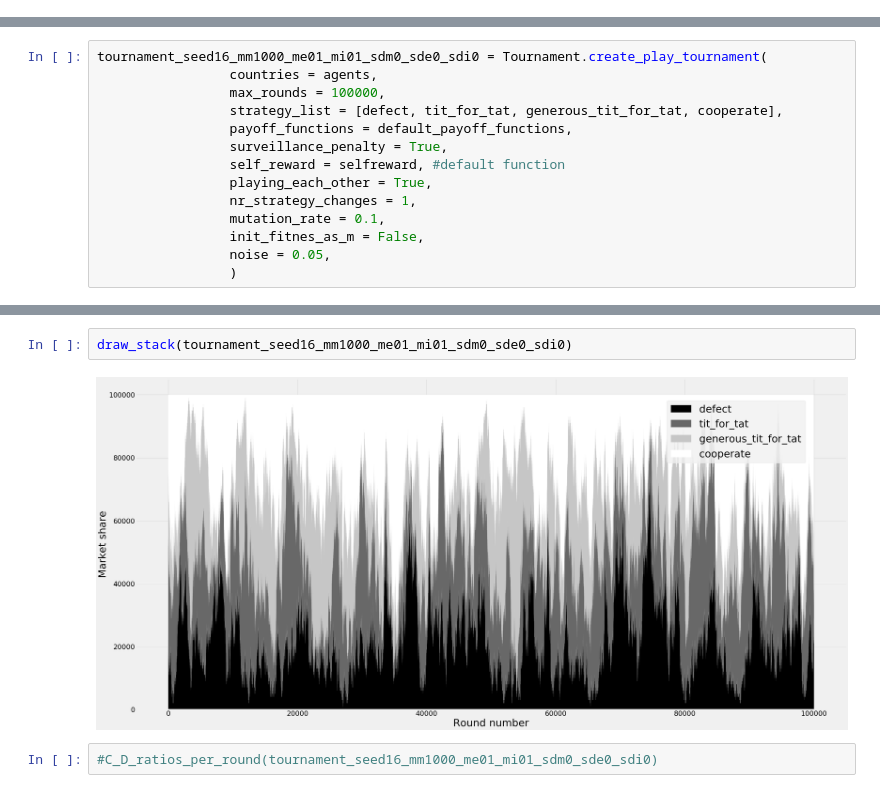
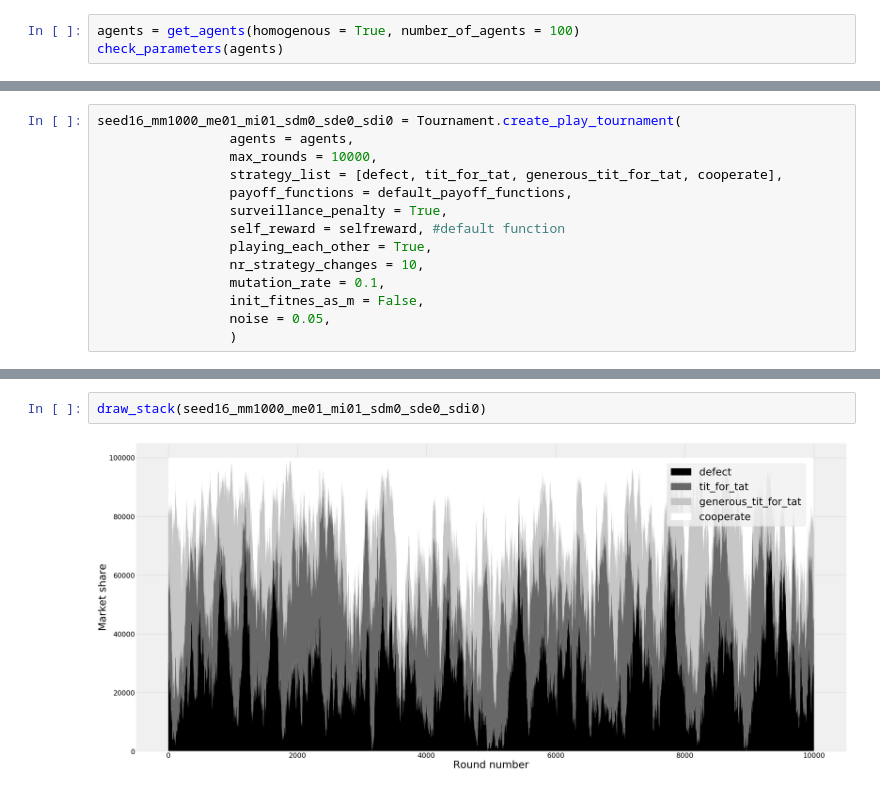
Before and after one commit to vocelik/heterogenous_game_theory, a Jupyter notebook: Control Group/seed16_mm1000_me01_mi01_sdm0_sde0_sdi0.ipynb, the cells around one changed output, grey strips where cells are left out. Drawn from its saved outputs; the diff is of its cells as text.

```diff
--- a/Control Group/seed16_mm1000_me01_mi01_sdm0_sde0_sdi0.ipynb
+++ b/Control Group/seed16_mm1000_me01_mi01_sdm0_sde0_sdi0.ipynb
@@ -44,0 +14,3 @@ condition sd I satisfied
+# %%
+agents = get_agents(homogenous = True, number_of_agents = 100)
+check_parameters(agents)
@@ -45,13 +36,13 @@ condition sd I satisfied
 # %%
-tournament_seed16_mm1000_me01_mi01_sdm0_sde0_sdi0 = Tournament.create_play_tournament(
-                 countries = agents,
-                 max_rounds = 100000,
+seed16_mm1000_me01_mi01_sdm0_sde0_sdi0 = Tournament.create_play_tournament(
+                 agents = agents,
+                 max_rounds = 10000,
                  strategy_list = [defect, tit_for_tat, generous_tit_for_tat, cooperate],
                  payoff_functions = default_payoff_functions,
                  surveillance_penalty = True,
                  self_reward = selfreward, #default function
                  playing_each_other = True,
-                 nr_strategy_changes = 1,
+                 nr_strategy_changes = 10,
                  mutation_rate = 0.1,
                  init_fitnes_as_m = False,
                  noise = 0.05,
@@ -62,8 +53,6 @@ Tournament has ended. The simulation took 143 minutes.
 # %%
-draw_stack(tournament_seed16_mm1000_me01_mi01_sdm0_sde0_sdi0)
+draw_stack(seed16_mm1000_me01_mi01_sdm0_sde0_sdi0)
 # %% [output]
-[figure, old version]
+[figure, new version]
-# %%
-#C_D_ratios_per_round(tournament_seed16_mm1000_me01_mi01_sdm0_sde0_sdi0)
 # %%
 # we can change the constant of s.d.
```
Also changed, not shown: parts of 8 cells of this notebook, 45 other files.
